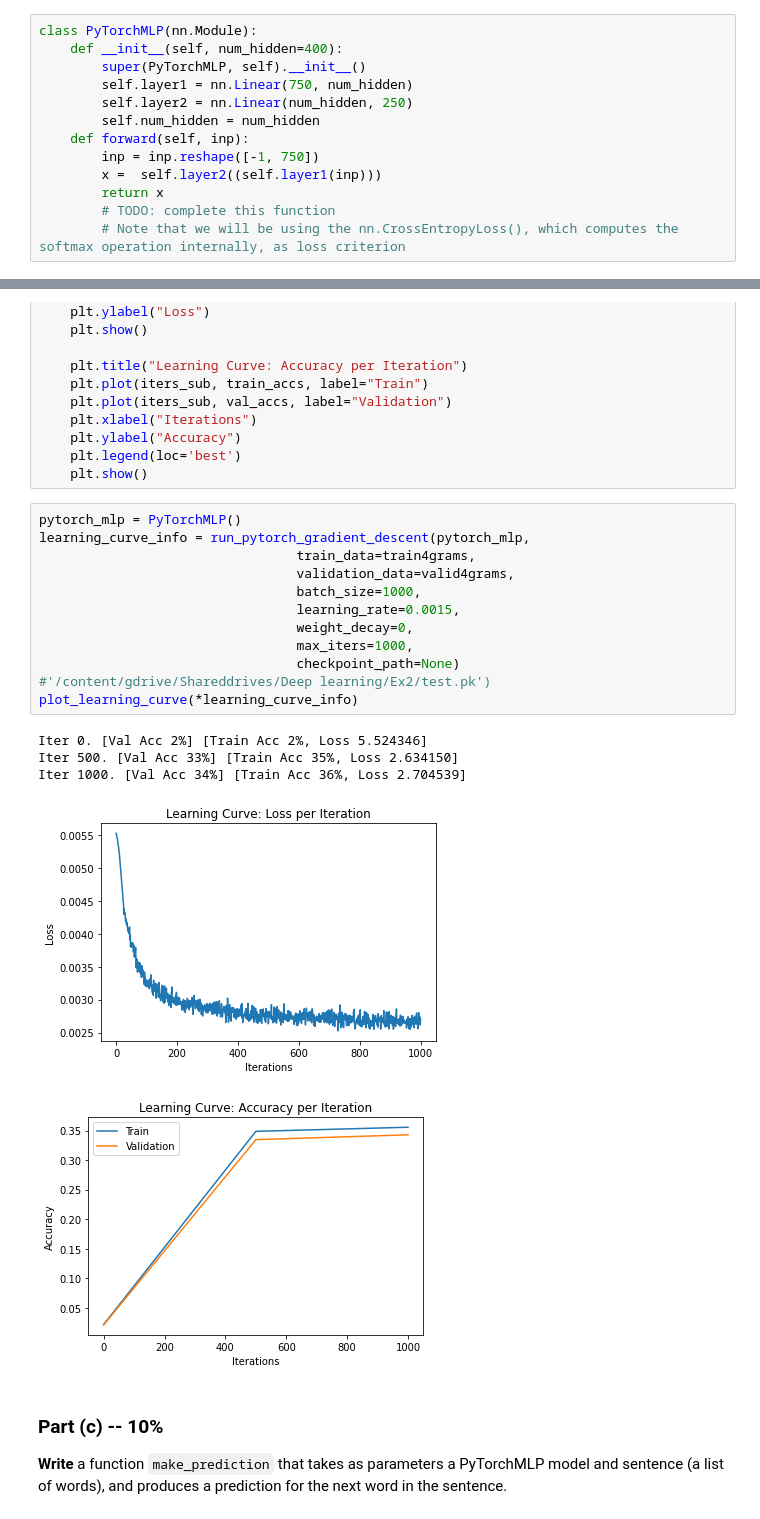
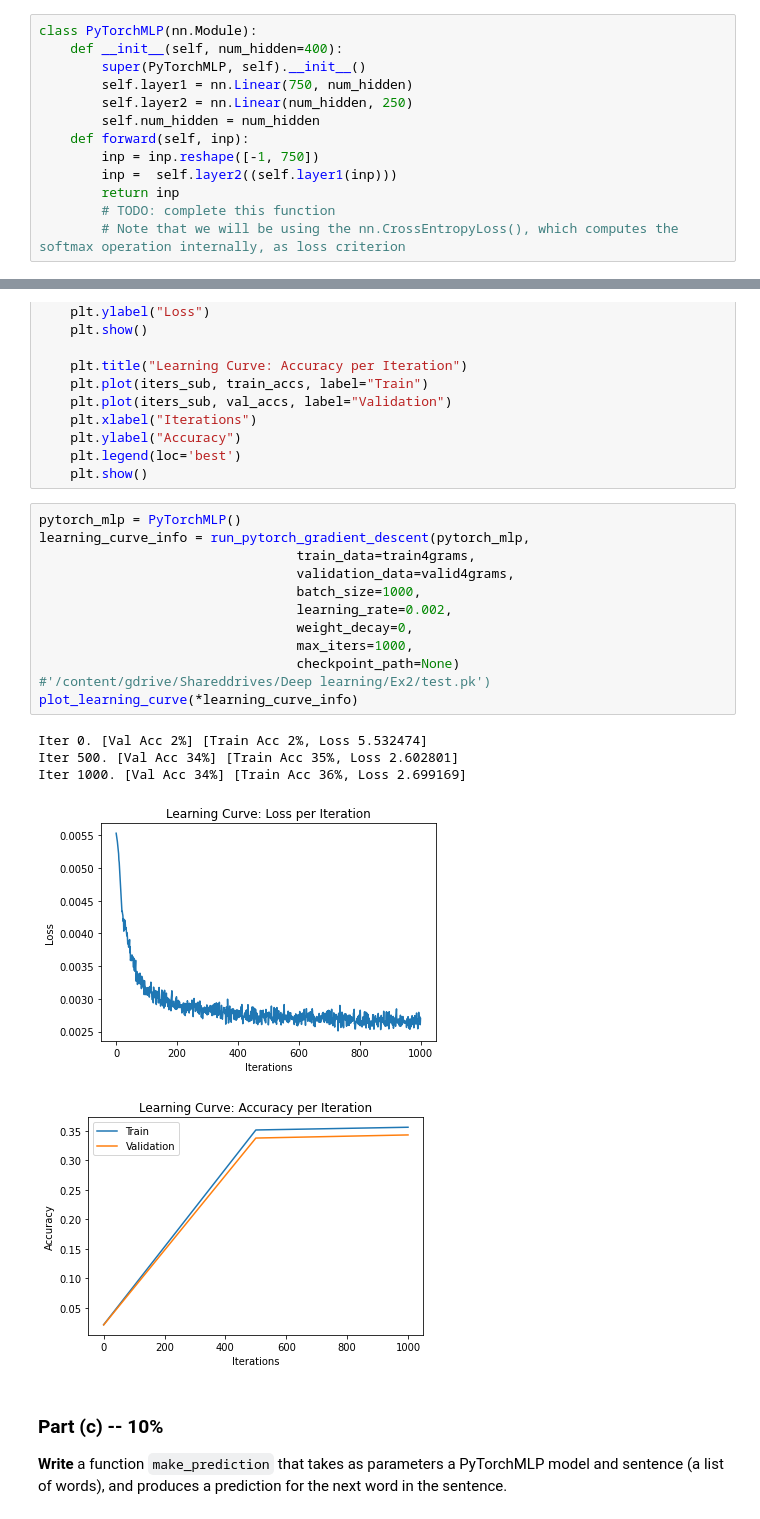
Before and after one commit to zivmo99/DeapLearning2, a Jupyter notebook: Assignment2.ipynb, the cells around one changed output, grey strips where cells are left out. Saved outputs shown, nothing was run; the diff lists cells and outputs as text.

```diff
--- a/Assignment2.ipynb
+++ b/Assignment2.ipynb
@@ -282,8 +282,8 @@ class PyTorchMLP(nn.Module):
         self.num_hidden = num_hidden
     def forward(self, inp):
         inp = inp.reshape([-1, 750])
-        x =  self.layer2((self.layer1(inp)))
-        return x
+        inp =  self.layer2((self.layer1(inp)))
+        return inp
         # TODO: complete this function
         # Note that we will be using the nn.CrossEntropyLoss(), which computes the softmax operation internally, as loss criterion
 # %% [markdown]
@@ -440,20 +440,20 @@ def plot_learning_curve(iters, losses, iters_sub, train_accs, val_accs):
 # %%
 pytorch_mlp = PyTorchMLP()
 learning_curve_info = run_pytorch_gradient_descent(pytorch_mlp,
                                  train_data=train4grams,
                                  validation_data=valid4grams,
                                  batch_size=1000,
-                                 learning_rate=0.0015,
+                                 learning_rate=0.002,
                                  weight_decay=0,
                                  max_iters=1000,
                                  checkpoint_path=None)
 #'/content/gdrive/Shareddrives/Deep learning/Ex2/test.pk')
 plot_learning_curve(*learning_curve_info)
 # %% [output]
-Iter 0. [Val Acc 2%] [Train Acc 2%, Loss 5.524346]
-Iter 500. [Val Acc 33%] [Train Acc 35%, Loss 2.634150]
-Iter 1000. [Val Acc 34%] [Train Acc 36%, Loss 2.704539]
+Iter 0. [Val Acc 2%] [Train Acc 2%, Loss 5.532474]
+Iter 500. [Val Acc 34%] [Train Acc 35%, Loss 2.602801]
+Iter 1000. [Val Acc 34%] [Train Acc 36%, Loss 2.699169]
-[figure, old version]
+[figure, new version]
 [figure]
 # %% [markdown]
 ### Part (c) -- 10%
```
Also changed, not shown: parts of 7 cells of this notebook.
